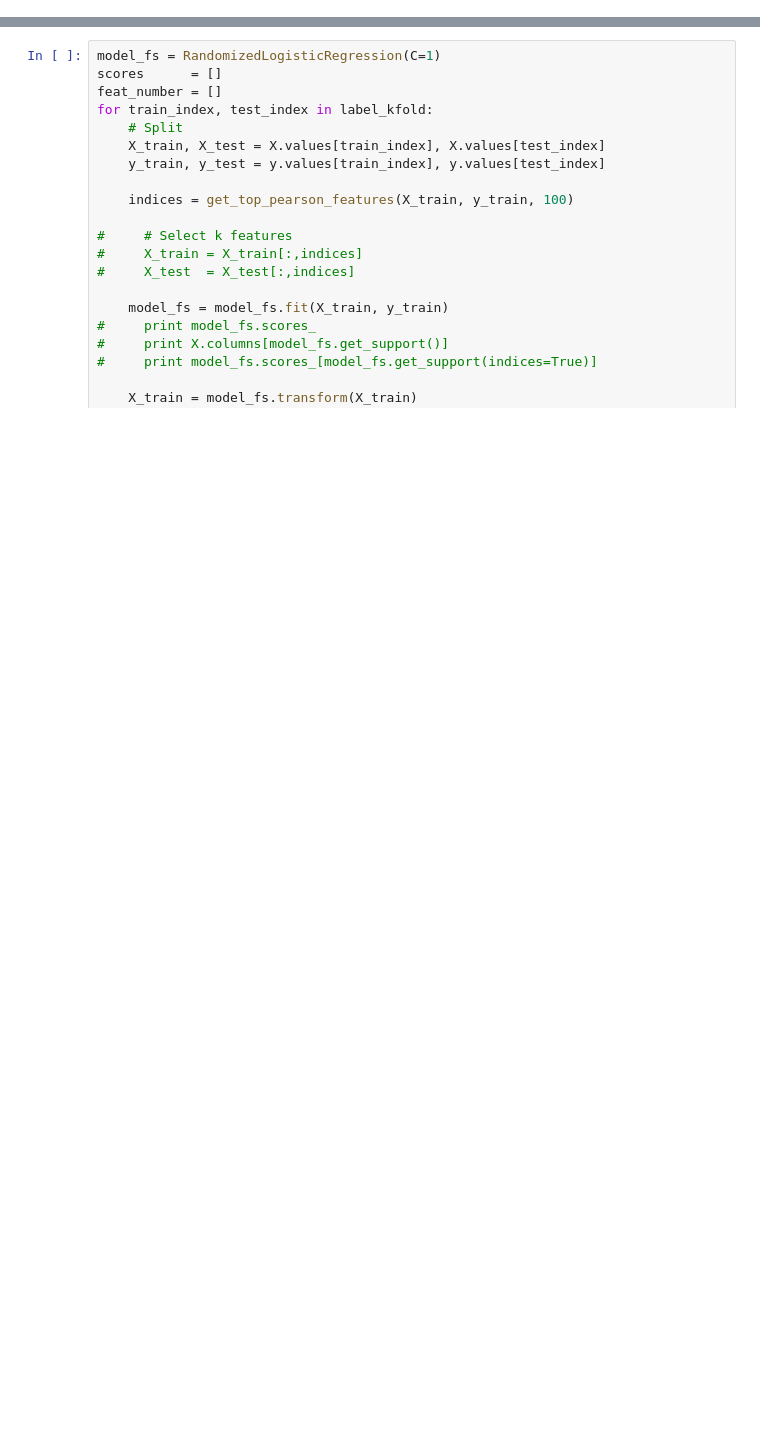
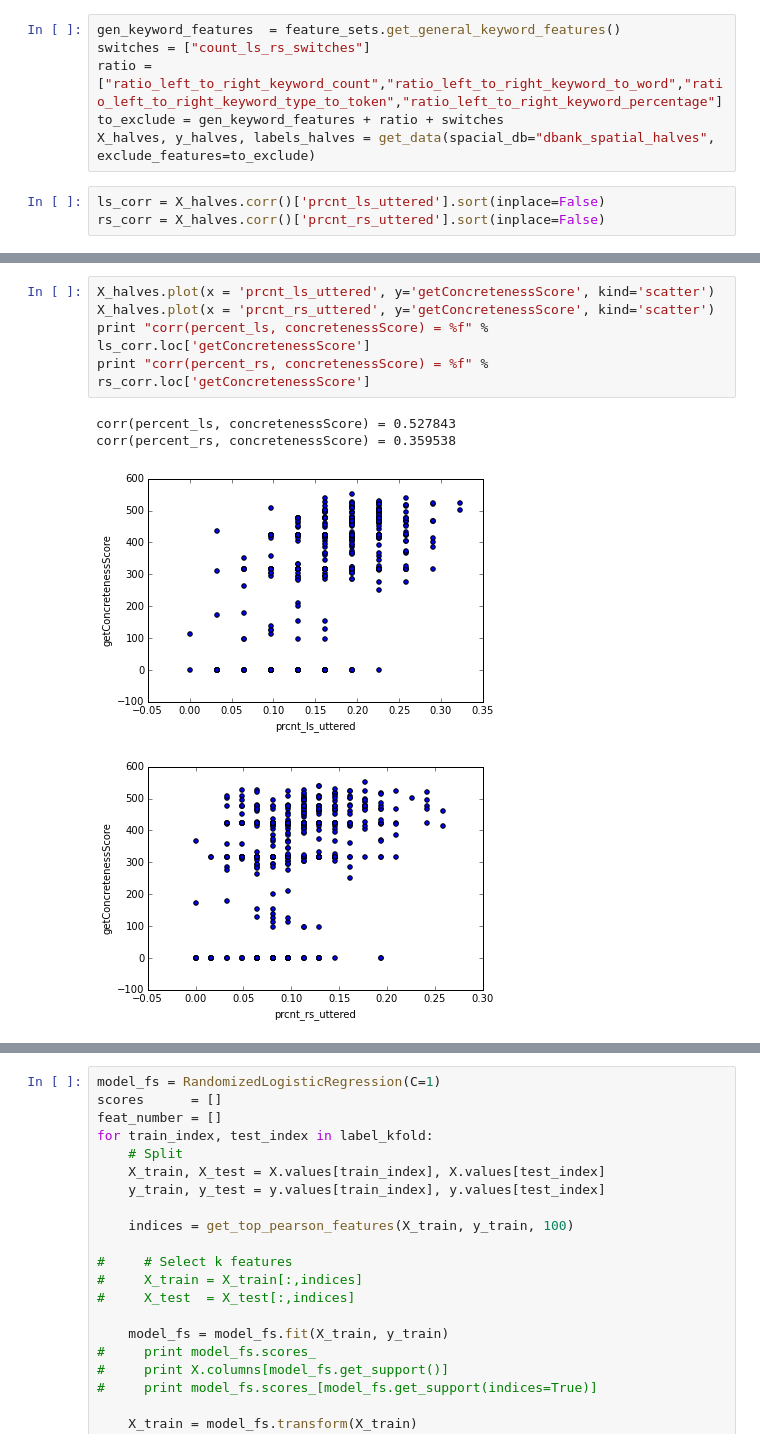
Before and after one commit to vadmas/DementiaClassifier, a Jupyter notebook: explore.ipynb, the cells around one changed output, grey strips where cells are left out. Cells and saved outputs as stored; diff of their text form; blank space fills up the shorter version.

```diff
--- a/explore.ipynb
+++ b/explore.ipynb
@@ -111,0 +139,9 @@ model = linear_model.LogisticRegression(penalty='l2', C=REGULARIZATION_CONSTANT)
+# %%
+gen_keyword_features  = feature_sets.get_general_keyword_features()
+switches = ["count_ls_rs_switches"]
+ratio = ["ratio_left_to_right_keyword_count","ratio_left_to_right_keyword_to_word","ratio_left_to_right_keyword_type_to_token","ratio_left_to_right_keyword_percentage"]
+to_exclude = gen_keyword_features + ratio + switches
+X_halves, y_halves, labels_halves = get_data(spacial_db="dbank_spatial_halves", exclude_features=to_exclude)
+# %%
+ls_corr = X_halves.corr()['prcnt_ls_uttered'].sort(inplace=False)
+rs_corr = X_halves.corr()['prcnt_rs_uttered'].sort(inplace=False)
@@ -111,0 +183,10 @@ model = linear_model.LogisticRegression(penalty='l2', C=REGULARIZATION_CONSTANT)
+# %%
+X_halves.plot(x = 'prcnt_ls_uttered', y='getConcretenessScore', kind='scatter')
+X_halves.plot(x = 'prcnt_rs_uttered', y='getConcretenessScore', kind='scatter')
+print "corr(percent_ls, concretenessScore) = %f" % ls_corr.loc['getConcretenessScore']
+print "corr(percent_rs, concretenessScore) = %f" % rs_corr.loc['getConcretenessScore']
+# %% [output]
+corr(percent_ls, concretenessScore) = 0.527843
+corr(percent_rs, concretenessScore) = 0.359538
+[figure, added]
+[figure, added]
```
Also changed, not shown: parts of 9 cells of this notebook, 13 other files.
